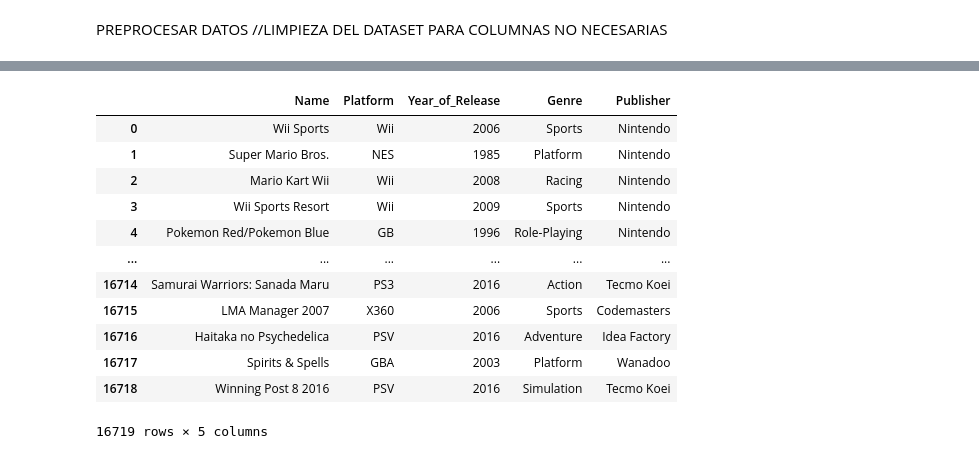
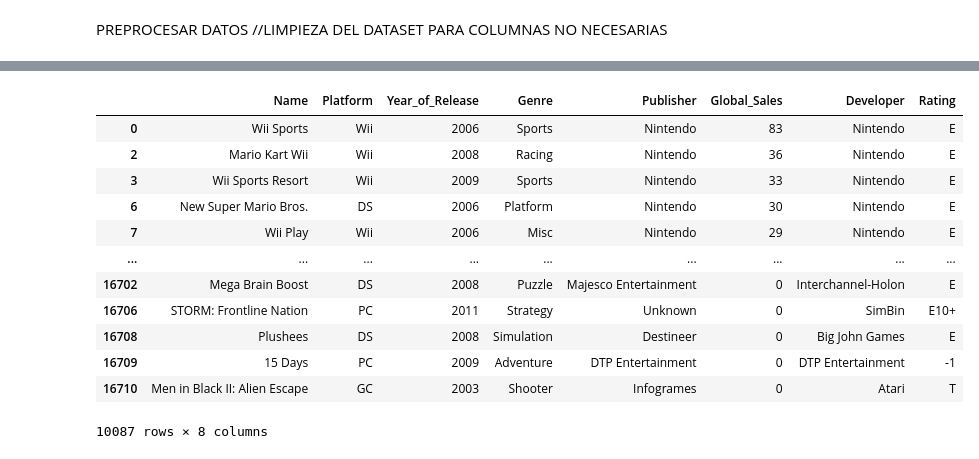
Before and after one commit to rmorenx/proyectito-, a Jupyter notebook: proy.ipynb, the cells around one changed output, grey strips where cells are left out. Saved outputs shown, nothing was run; the diff lists cells and outputs as text; code cells hidden in the pictures.

```diff
--- a/proy.ipynb
+++ b/proy.ipynb
@@ -91,6 +91,6 @@ axs[1, 1].tick_params(axis='x', rotation=45)
 # %% [markdown]
 PREPROCESAR DATOS //LIMPIEZA DEL DATASET PARA COLUMNAS NO NECESARIAS
 # %%
-VD= vd.drop(['EU_Sales', "JP_Sales", "Global_Sales", "Critic_Score", "NA_Sales", "Rating", "Other_Sales", "User_Score", "Critic_Count", "User_Count", "Developer"], axis=1)
+VD= vd.drop(['EU_Sales', "JP_Sales","Critic_Score", "NA_Sales", "Other_Sales", "User_Score", "Critic_Count", "User_Count"], axis=1)
 VD
 # %% [output]
@@ -110,18 +110,21 @@ VD
 # %%
 #VD['Year_of_Release'] = VD['Year_of_Release'].round().astype(int)             ESTA LINEA NO SIRVIO PORQUE HAY ALGUNOS VALORES NULOS
 VD['Year_of_Release'] = VD['Year_of_Release'].fillna(-1).round().astype(int) # ESTA LINEA DE CODIGO SIRVE PARA REDONDEAR LA COLUMNA DE AÑO DE LANZAMIENTO PARA TENER TODOS LOS NUMEROS COMO ENTEROS
+VD["Rating"] = VD["Rating"].fillna(-1).round().astype(str)
+
+VD= VD.dropna()
 VD
 # %% [output]
-|  | Name | Platform | Year_of_Release | Genre | Publisher |
-| 0 | Wii Sports | Wii | 2006 | Sports | Nintendo |
-| 1 | Super Mario Bros. | NES | 1985 | Platform | Nintendo |
-| 2 | Mario Kart Wii | Wii | 2008 | Racing | Nintendo |
-| 3 | Wii Sports Resort | Wii | 2009 | Sports | Nintendo |
-| 4 | Pokemon Red/Pokemon Blue | GB | 1996 | Role-Playing | Nintendo |
-| ... | ... | ... | ... | ... | ... |
-| 16714 | Samurai Warriors: Sanada Maru | PS3 | 2016 | Action | Tecmo Koei |
-| 16715 | LMA Manager 2007 | X360 | 2006 | Sports | Codemasters |
-| 16716 | Haitaka no Psychedelica | PSV | 2016 | Adventure | Idea Factory |
-| 16717 | Spirits & Spells | GBA | 2003 | Platform | Wanadoo |
-| 16718 | Winning Post 8 2016 | PSV | 2016 | Simulation | Tecmo Koei |
+|  | Name | Platform | Year_of_Release | Genre | Publisher | Global_Sales | Developer | Rating |
+| 0 | Wii Sports | Wii | 2006 | Sports | Nintendo | 83 | Nintendo | E |
+| 2 | Mario Kart Wii | Wii | 2008 | Racing | Nintendo | 36 | Nintendo | E |
+| 3 | Wii Sports Resort | Wii | 2009 | Sports | Nintendo | 33 | Nintendo | E |
+| 6 | New Super Mario Bros. | DS | 2006 | Platform | Nintendo | 30 | Nintendo | E |
+| 7 | Wii Play | Wii | 2006 | Misc | Nintendo | 29 | Nintendo | E |
+| ... | ... | ... | ... | ... | ... | ... | ... | ... |
+| 16702 | Mega Brain Boost | DS | 2008 | Puzzle | Majesco Entertainment | 0 | Interchannel-Holon | E |
+| 16706 | STORM: Frontline Nation | PC | 2011 | Strategy | Unknown | 0 | SimBin | E10+ |
+| 16708 | Plushees | DS | 2008 | Simulation | Destineer | 0 | Big John Games | E |
+| 16709 | 15 Days | PC | 2009 | Adventure | DTP Entertainment | 0 | DTP Entertainment | -1 |
+| 16710 | Men in Black II: Alien Escape | GC | 2003 | Shooter | Infogrames | 0 | Atari | T |
-16719 rows × 5 columns
+10087 rows × 8 columns
```
Also changed, not shown: parts of 7 cells of this notebook.
